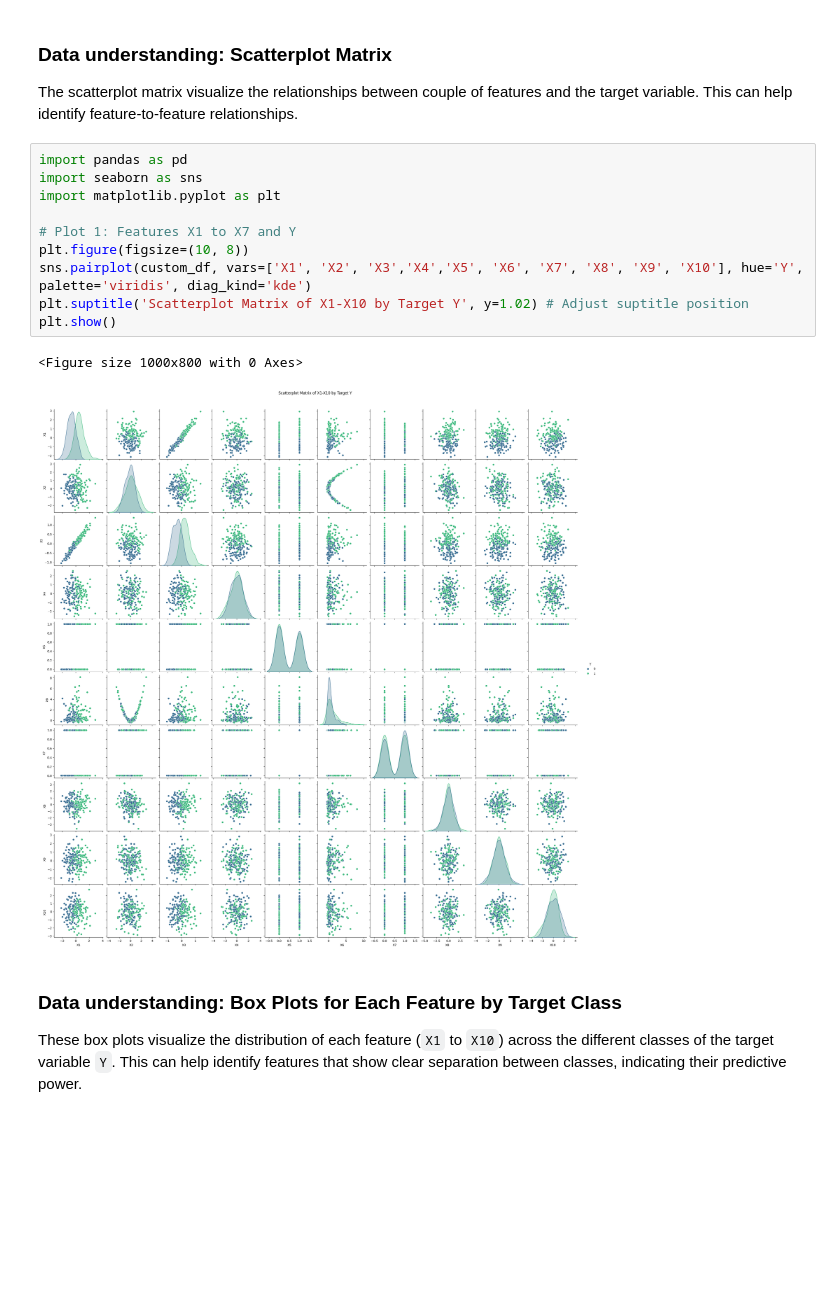
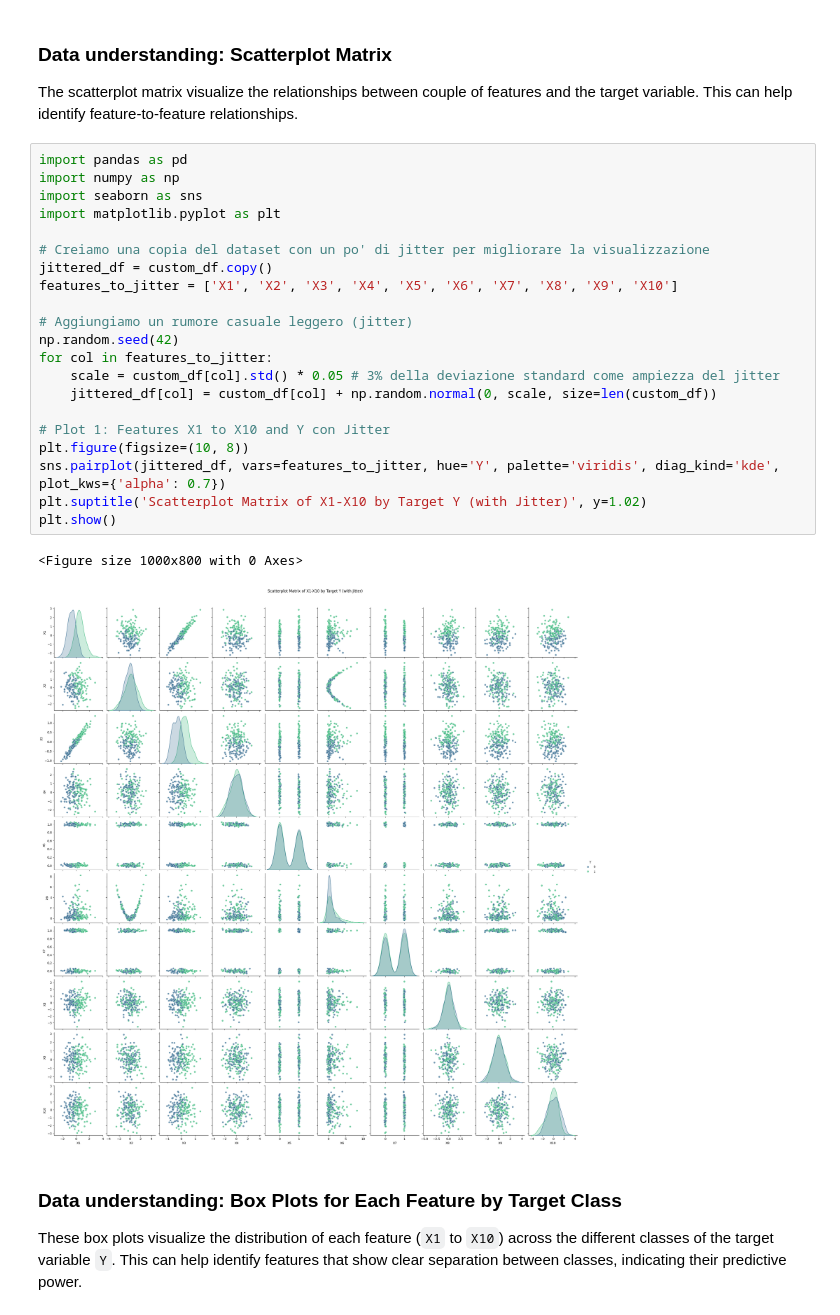
Before and after one commit to matteogolfarelli/DataCentricAI, a Jupyter notebook: Feature Selection and Engineering/Feature_Selection_Exercise.ipynb, the cells around one changed output. Cells and saved outputs as stored; diff of their text form; blank space fills up the shorter version.

```diff
--- a/Feature Selection and Engineering/Feature_Selection_Exercise.ipynb
+++ b/Feature Selection and Engineering/Feature_Selection_Exercise.ipynb
@@ -42,17 +42,28 @@ Dataset loaded successfully:
 The scatterplot matrix visualize the relationships between couple of features and the target variable.  This can help identify feature-to-feature relationships.
 # %%
 import pandas as pd
+import numpy as np
 import seaborn as sns
 import matplotlib.pyplot as plt
 
-# Plot 1: Features X1 to X7 and Y
+# Creiamo una copia del dataset con un po' di jitter per migliorare la visualizzazione
+jittered_df = custom_df.copy()
+features_to_jitter = ['X1', 'X2', 'X3', 'X4', 'X5', 'X6', 'X7', 'X8', 'X9', 'X10']
+
+# Aggiungiamo un rumore casuale leggero (jitter)
+np.random.seed(42)
+for col in features_to_jitter:
+    scale = custom_df[col].std() * 0.05 # 3% della deviazione standard come ampiezza del jitter
+    jittered_df[col] = custom_df[col] + np.random.normal(0, scale, size=len(custom_df))
+
+# Plot 1: Features X1 to X10 and Y con Jitter
 plt.figure(figsize=(10, 8))
-sns.pairplot(custom_df, vars=['X1', 'X2', 'X3','X4','X5', 'X6', 'X7', 'X8', 'X9', 'X10'], hue='Y', palette='viridis', diag_kind='kde')
-plt.suptitle('Scatterplot Matrix of X1-X10 by Target Y', y=1.02) # Adjust suptitle position
+sns.pairplot(jittered_df, vars=features_to_jitter, hue='Y', palette='viridis', diag_kind='kde', plot_kws={'alpha': 0.7})
+plt.suptitle('Scatterplot Matrix of X1-X10 by Target Y (with Jitter)', y=1.02)
 plt.show()
 # %% [output]
 <Figure size 1000x800 with 0 Axes>
-[figure, old version]
+[figure, new version]
 # %% [markdown]
 ### Data understanding: Box Plots for Each Feature by Target Class
 
```
